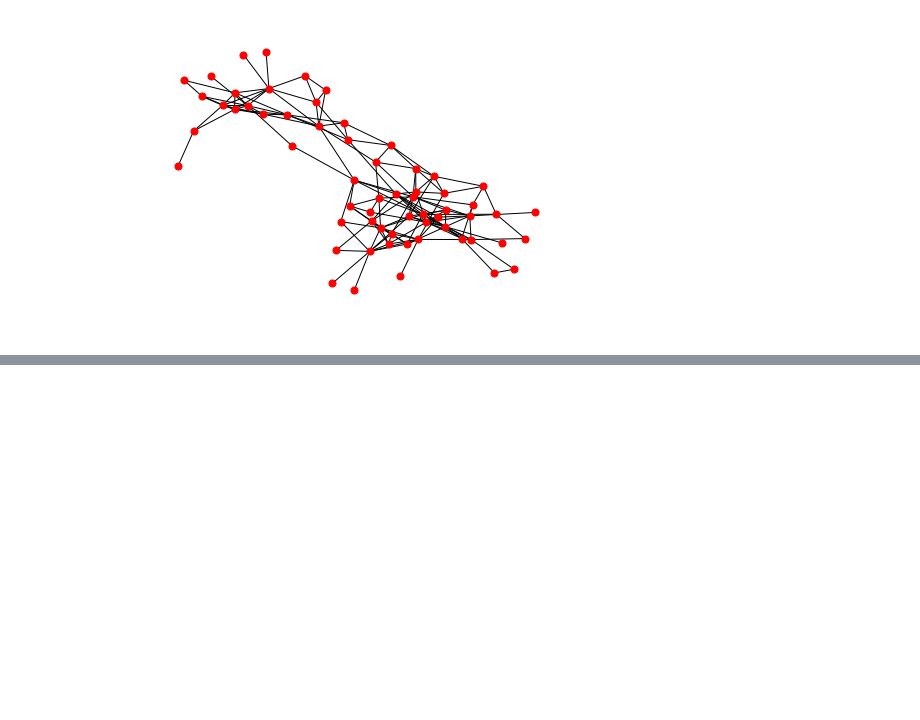
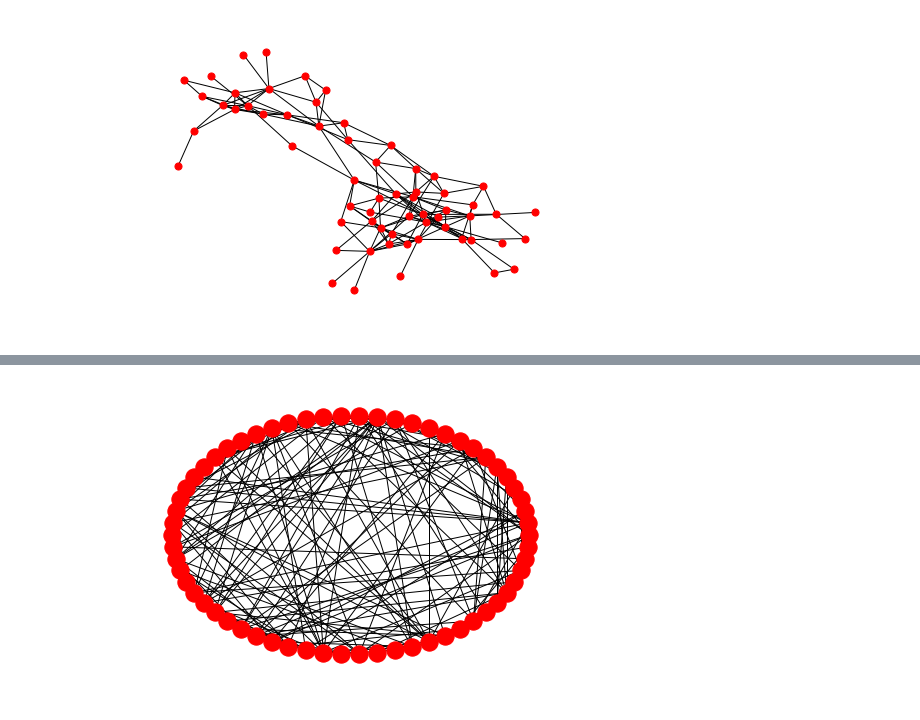
Before and after one commit to MarianoNicolini17/TP1, a Jupyter notebook: ej_1.ipynb, the cells around one changed output, grey strips where cells are left out. Saved outputs shown, nothing was run; the diff lists cells and outputs as text; code cells hidden in the pictures; blank space fills up the shorter version.

```diff
--- a/ej_1.ipynb
+++ b/ej_1.ipynb
@@ -117,0 +118,4 @@ NameError: name 'red_delf' is not defined
+# %%
+nx.draw_circular(red_delf)
+# %% [output]
+[figure, added]
```
Also changed, not shown: parts of 2 cells of this notebook.
